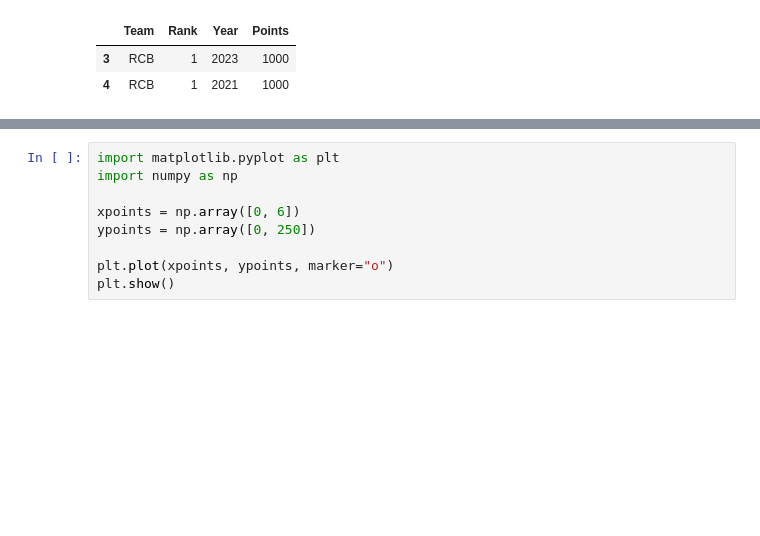
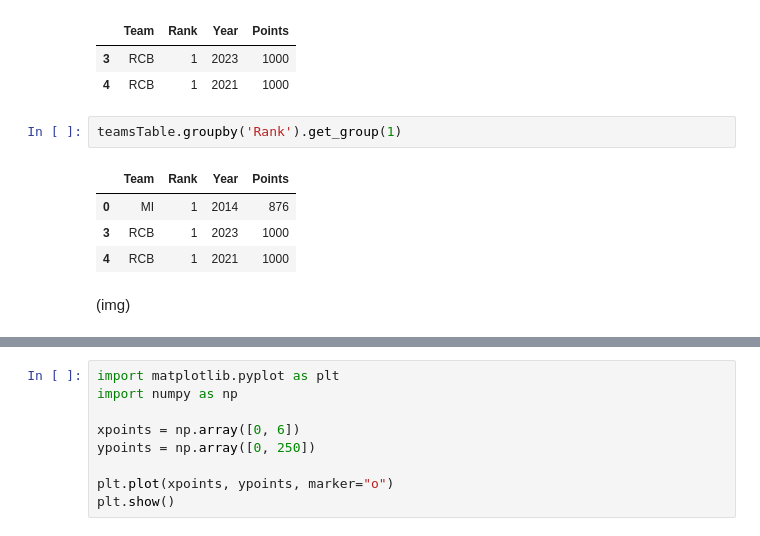
Before and after one commit to anuuragg/FDS-23303, a Jupyter notebook: lec(joinsxd).ipynb, the cells around one changed output, grey strips where cells are left out. Drawn from its saved outputs; the diff is of its cells as text; blank space fills up the shorter version.

```diff
--- a/lec(joinsxd).ipynb
+++ b/lec(joinsxd).ipynb
@@ -166,4 +166,14 @@ teamsTable.groupby('Team').get_group('RCB')
 |  | Team | Rank | Year | Points |
 | 3 | RCB | 1 | 2023 | 1000 |
 | 4 | RCB | 1 | 2021 | 1000 |
+# %%
+teamsTable.groupby('Rank').get_group(1)
+# %% [output]
+|  | Team | Rank | Year | Points |
+| 0 | MI | 1 | 2014 | 876 |
+| 3 | RCB | 1 | 2023 | 1000 |
+| 4 | RCB | 1 | 2021 | 1000 |
+# %% [markdown]
+(img)
+<!-- ![kohli.jpg](attachment:kohli.jpg) -->
 # %%
```
Also changed, not shown: parts of 1 cell of this notebook, 2 other files.
